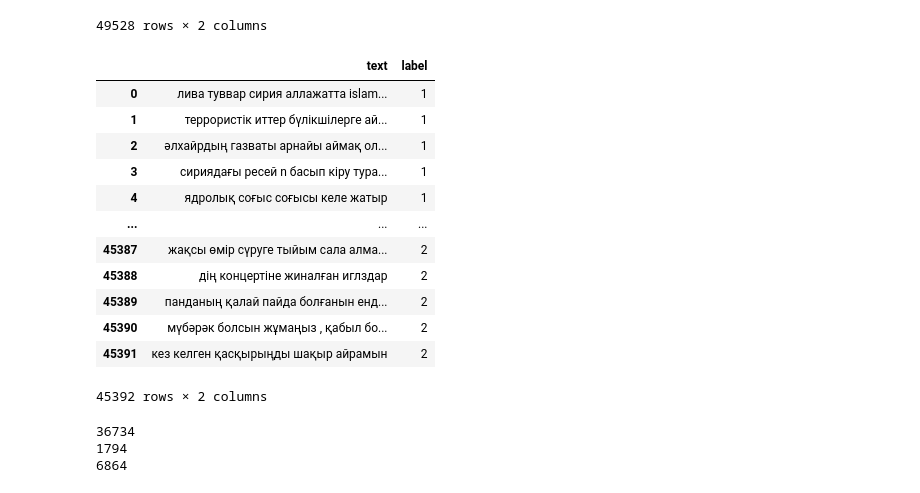
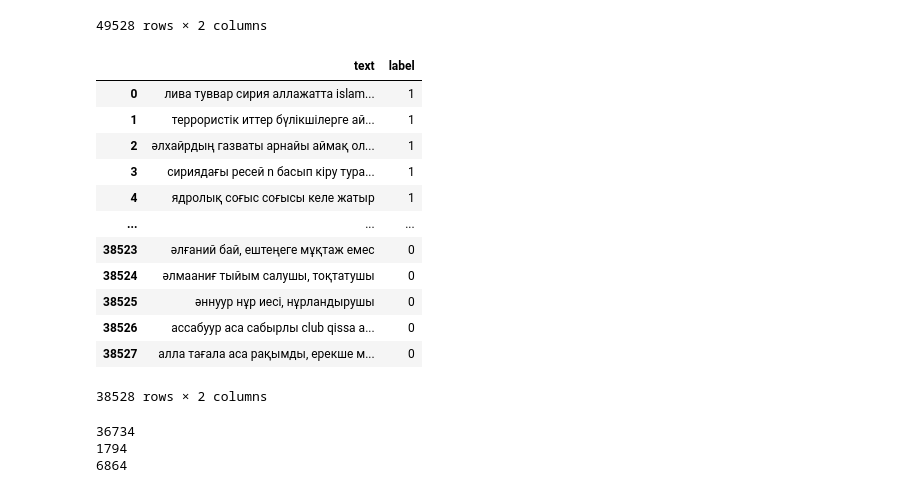
Before and after one commit to yeltayzhastay/Bigrams_kz_lang, a Jupyter notebook: Data Cleaner and Preprocessing.ipynb, the cells around one changed output. Cells and saved outputs as stored; diff of their text form; code cells hidden in the pictures.

```diff
--- a/Data Cleaner and Preprocessing.ipynb
+++ b/Data Cleaner and Preprocessing.ipynb
@@ -50,6 +50,7 @@ def cleaning_data(code_data):
     for line in range(len(text)):
         pre = re.sub(r'http\S+', '', str(text[line])).replace(r'<a href="', '')
         stripped = re.sub('[^a-zA-Z, ^А-Я,а-я,Ә,І,Ң,Ғ,Ү,Ұ,Қ,Ө,Һ,ә,і,ə,ң,ғ,ү,ұ,қ,ө,һ]', ' ', pre.replace('-', ''))
+        stripped = stripped.replace('amp', ' ')
         stripped = re.sub('_', '', stripped)
         stripped = re.sub('\s+', ' ', stripped)
         sentences.append([str(stripped).lower(), int(label[line])])
@@ -67,7 +68,7 @@ def more_three(df):
 # %% [markdown]
 # Reading raw text and Writing clean text
 # %%
-df = pd.read_csv('Corpus/big_corpus.csv')
+df = pd.read_csv('Corpus/corpus.csv')
 df
 # %% [output]
 |  | text | label |
@@ -86,24 +87,25 @@ df
 # %%
 df = cleaning_data(df)
 df = more_three(df)
 df['text'] = df['text'].astype(str)
 df['label'] = pd.to_numeric(df['label'])
+df = df[(df.label == 1) | (df.label == 0)]
 df.to_csv('Corpus/big_corpus_cleaned.csv', index = False)
 df
 # %% [output]
 |  | text | label |
 | 0 | лива туввар сирия аллажатта islam... | 1 |
 | 1 | террористік иттер бүлікшілерге ай... | 1 |
 | 2 | әлхайрдың газваты арнайы аймақ ол... | 1 |
 | 3 | сириядағы ресей n басып кіру тура... | 1 |
 | 4 | ядролық соғыс соғысы келе жатыр | 1 |
 | ... | ... | ... |
-| 45387 | жақсы өмір сүруге тыйым сала алма... | 2 |
-| 45388 | дің концертіне жиналған иглздар | 2 |
-| 45389 | панданың қалай пайда болғанын енд... | 2 |
-| 45390 | мүбәрәк болсын жұмаңыз , қабыл бо... | 2 |
-| 45391 | кез келген қасқырыңды шақыр айрамын | 2 |
+| 38523 | әлғаний бай, ештеңеге мұқтаж емес | 0 |
+| 38524 | әлмааниғ тыйым салушы, тоқтатушы | 0 |
+| 38525 | әннуур нұр иесі, нұрландырушы | 0 |
+| 38526 | ассабуур аса сабырлы club qissa a... | 0 |
+| 38527 | алла тағала аса рақымды, ерекше м... | 0 |
-45392 rows × 2 columns
+38528 rows × 2 columns
 # %%
 print(len(df.loc[df['label'] == 0].text))
 print(len(df.loc[df['label'] == 1].text))
```
Also changed, not shown: 12 other files.
